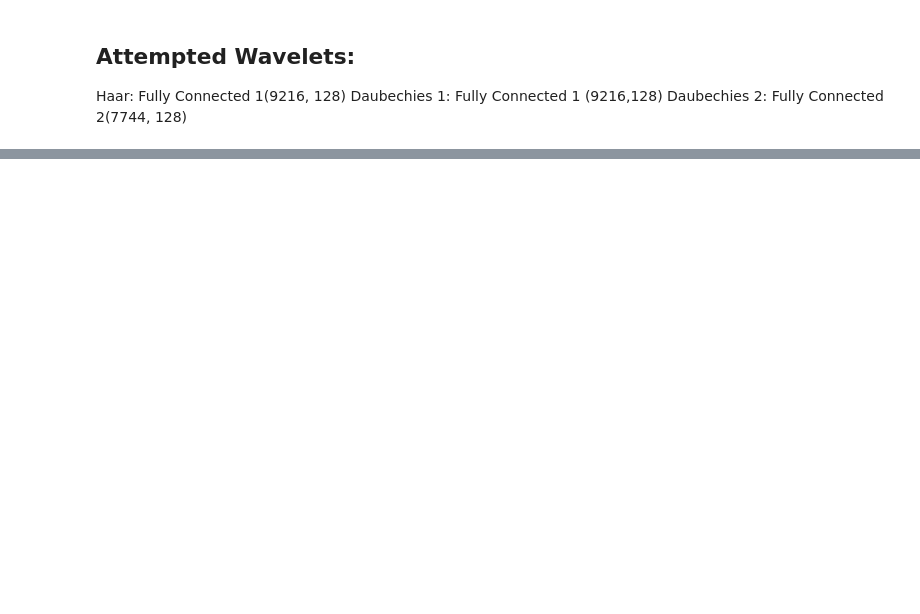
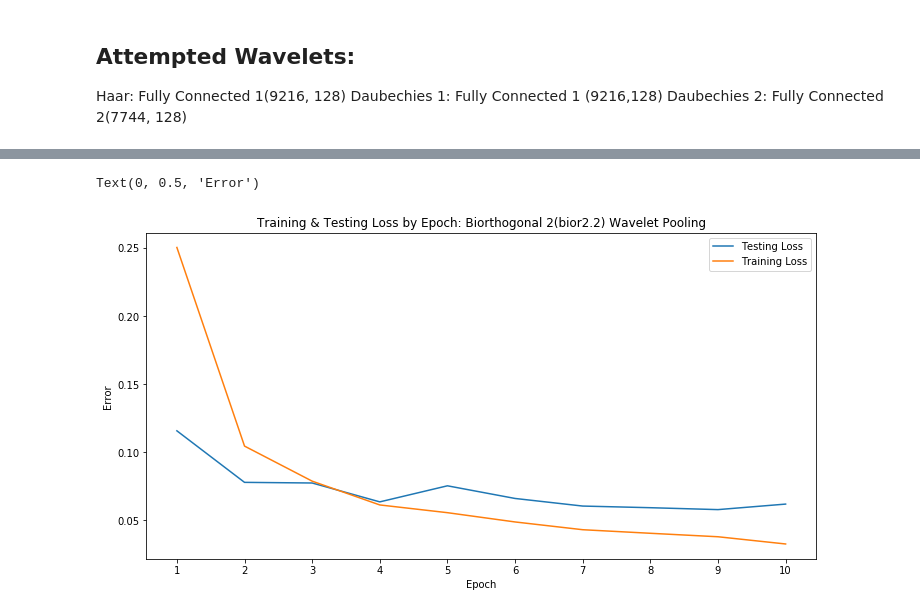
Before and after one commit to abhon/DSGA_1013_Final_Project, a Jupyter notebook: Code/Wavelet_MNIST.ipynb, the cells around one changed output, grey strips where cells are left out. Saved outputs shown, nothing was run; the diff lists cells and outputs as text; code cells hidden in the pictures; blank space fills up the shorter version.

Commit message:
update wavelet run tracker

```diff
--- a/Code/Wavelet_MNIST.ipynb
+++ b/Code/Wavelet_MNIST.ipynb
@@ -43,7 +63,7 @@ import numpy as np
 def get_wav(in_channels,  pool=True):
     """wavelet decomposition using conv2d"""
 
-    w = pywt.Wavelet('db2')
+    w = pywt.Wavelet('bior2.2')
 
     dec_hi = torch.Tensor(w.dec_hi[::-1])
     dec_lo = torch.Tensor(w.dec_lo[::-1])
@@ -98,7 +118,7 @@ class Net(nn.Module):
         self.conv2 = nn.Conv2d(32, 64, 3, 1)
         self.dropout1 = nn.Dropout2d(0.25)
         self.dropout2 = nn.Dropout2d(0.5)
-        self.fc1 = nn.Linear(7744, 128)
+        self.fc1 = nn.Linear(6400, 128)
         self.fc2 = nn.Linear(128, 10)
         self.pool = WavePool(64)
 
@@ -197,11 +217,14 @@ print('Finished Training')
 # %%
 plt.figure(figsize =(12,6))
 plt.plot(np.arange(1,11, step=1), test_loss, label = 'Testing Loss')
 plt.plot(np.arange(1, 11, step=1), train_loss, label = 'Training Loss')
-plt.title('Training & Testing Loss by Epoch: Daubechies 2(db2) Wavelet Pooling')
+plt.title('Training & Testing Loss by Epoch: Biorthogonal 2(bior2.2) Wavelet Pooling')
 plt.xticks(np.arange(1,11, step=1))
 plt.legend()
 plt.xlabel('Epoch')
 plt.ylabel('Error')
+# %% [output]
+Text(0, 0.5, 'Error')
+[figure, added]
 # %%
 train_loss
```
Also changed, not shown: parts of 5 cells of this notebook, 2 other files.
